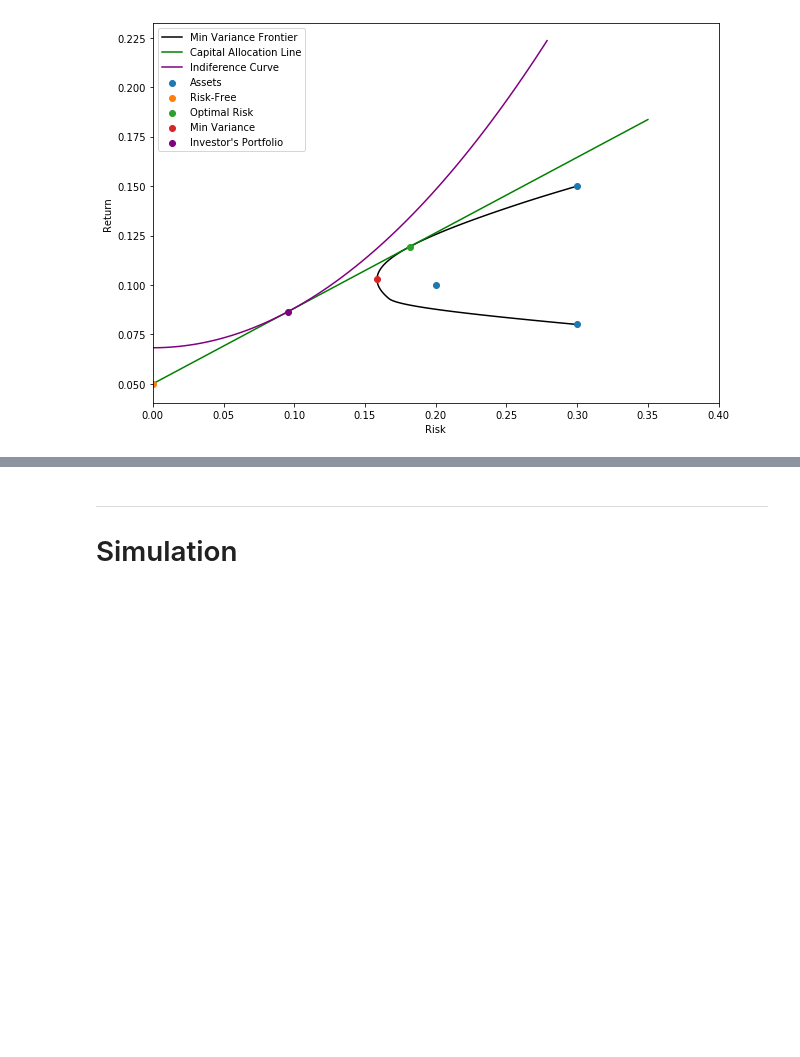
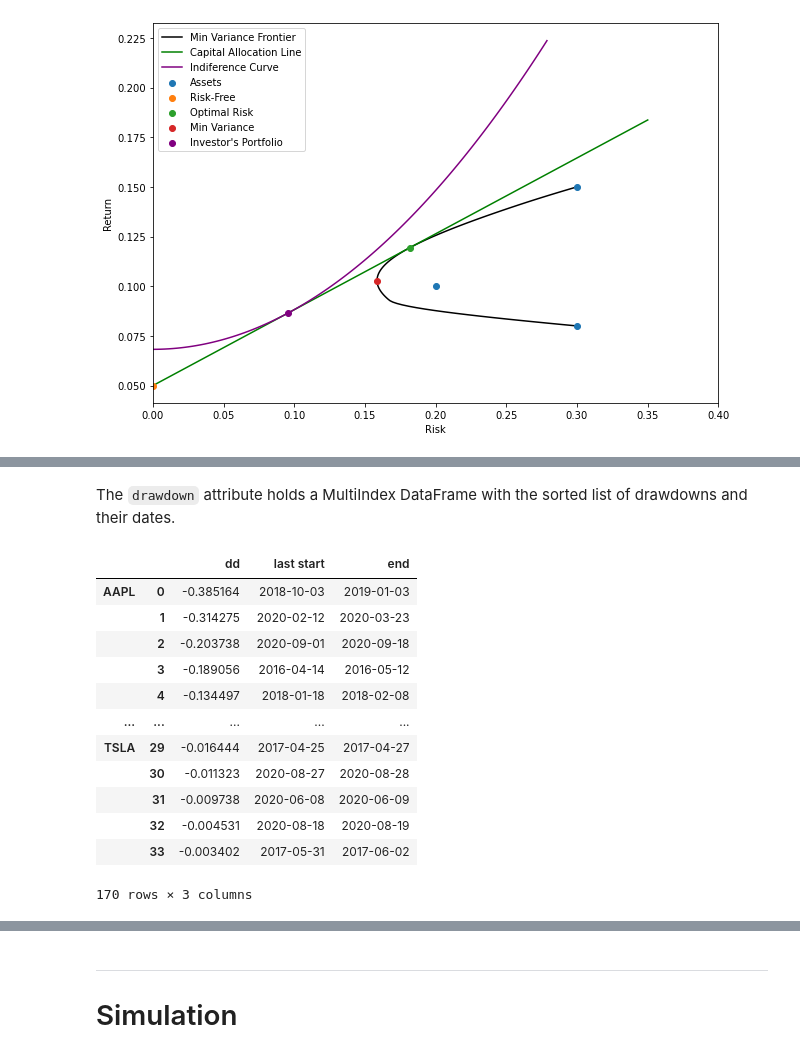
Before and after one commit to gusamarante/QuantFin, a Jupyter notebook: quantfin_examples.ipynb, the cells around one changed output, grey strips where cells are left out. Drawn from its saved outputs; the diff is of its cells as text; code cells hidden in the pictures; blank space fills up the shorter version.

```diff
--- a/quantfin_examples.ipynb
+++ b/quantfin_examples.ipynb
@@ -231,0 +274,18 @@ mkw.plot(figsize=(9, 6))
+# %% [markdown]
+The `drawdown` attribute holds a MultiIndex DataFrame with the sorted list of drawdowns and their dates.
+# %%
+perf.drawdowns
+# %% [output]
+|  |  | dd | last start | end |
+| AAPL | 0 | -0.385164 | 2018-10-03 | 2019-01-03 |
+|  | 1 | -0.314275 | 2020-02-12 | 2020-03-23 |
+|  | 2 | -0.203738 | 2020-09-01 | 2020-09-18 |
+|  | 3 | -0.189056 | 2016-04-14 | 2016-05-12 |
+|  | 4 | -0.134497 | 2018-01-18 | 2018-02-08 |
+| ... | ... | ... | ... | ... |
+| TSLA | 29 | -0.016444 | 2017-04-25 | 2017-04-27 |
+|  | 30 | -0.011323 | 2020-08-27 | 2020-08-28 |
+|  | 31 | -0.009738 | 2020-06-08 | 2020-06-09 |
+|  | 32 | -0.004531 | 2020-08-18 | 2020-08-19 |
+|  | 33 | -0.003402 | 2017-05-31 | 2017-06-02 |
+170 rows × 3 columns
```
Also changed, not shown: parts of 19 cells of this notebook, 2 other files.
